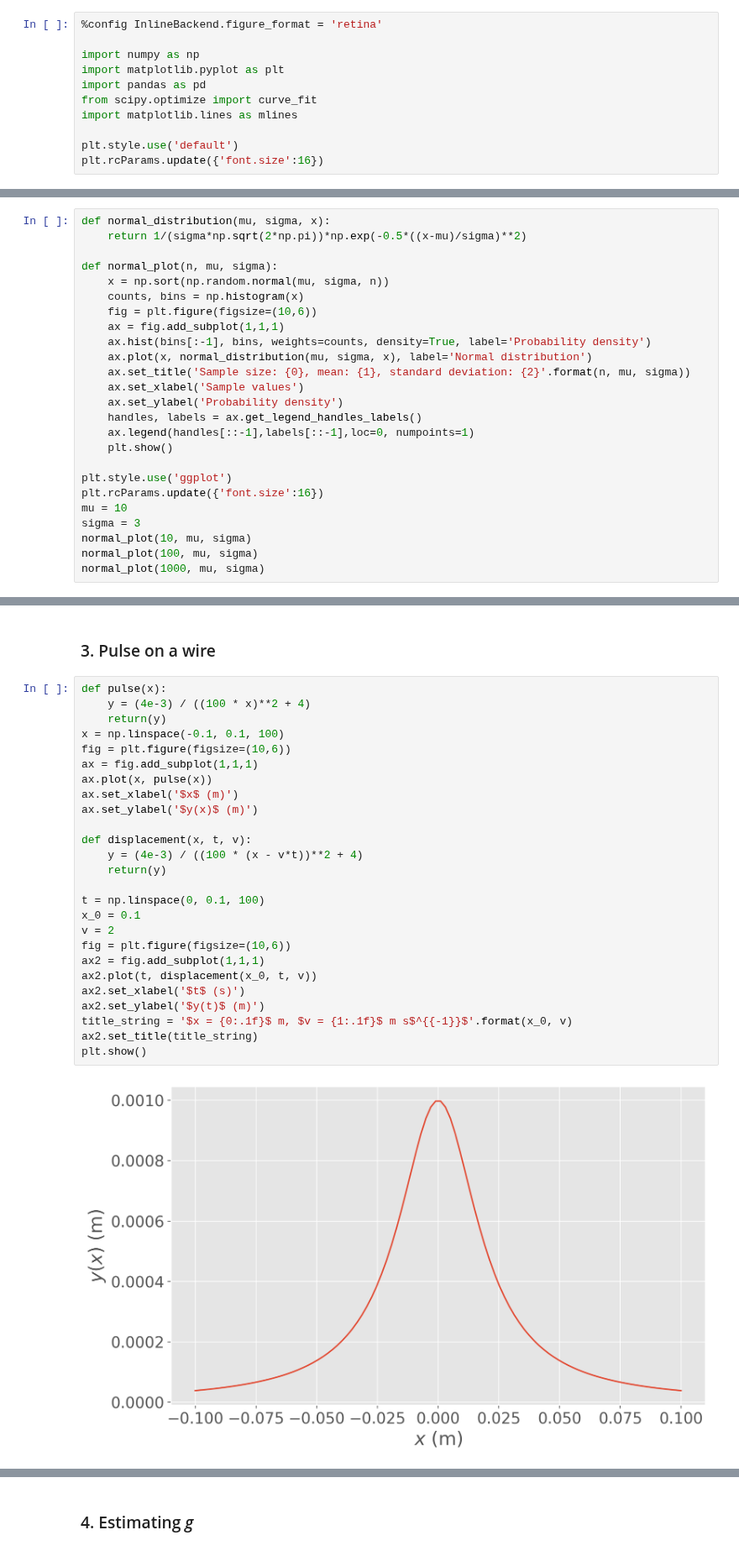
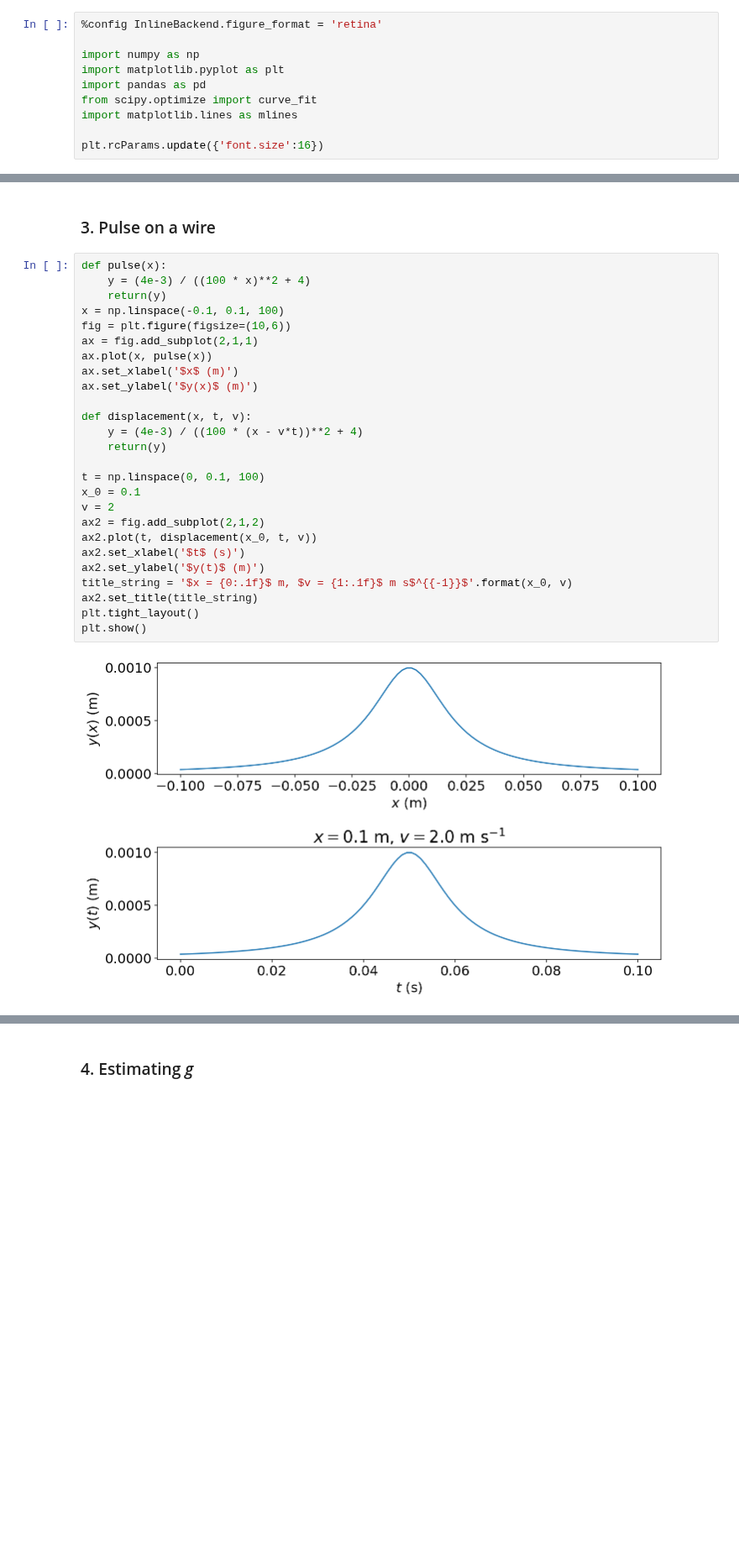
Before and after one commit to amavicpos/other-files, a Jupyter notebook: Scientific computing with Python/C4_notebook.ipynb, the cells around one changed output, grey strips where cells are left out. Shown at 84% size. Cells and saved outputs as stored; diff of their text form; blank space fills up the shorter version.

```diff
--- a/Scientific computing with Python/C4_notebook.ipynb
+++ b/Scientific computing with Python/C4_notebook.ipynb
@@ -7,7 +7,6 @@ import pandas as pd
 from scipy.optimize import curve_fit
 import matplotlib.lines as mlines
 
-plt.style.use('default')
 plt.rcParams.update({'font.size':16})
 # %% [markdown]
 Don't open csv files in excel!!! If not numbers are going to get rounded up
@@ -138,25 +151,0 @@ M = -21.05
-# %%
-def normal_distribution(mu, sigma, x):
-    return 1/(sigma*np.sqrt(2*np.pi))*np.exp(-0.5*((x-mu)/sigma)**2)
-
-def normal_plot(n, mu, sigma):
-    x = np.sort(np.random.normal(mu, sigma, n))
-    counts, bins = np.histogram(x)
-    fig = plt.figure(figsize=(10,6))
-    ax = fig.add_subplot(1,1,1)
-    ax.hist(bins[:-1], bins, weights=counts, density=True, label='Probability density')
-    ax.plot(x, normal_distribution(mu, sigma, x), label='Normal distribution')
-    ax.set_title('Sample size: {0}, mean: {1}, standard deviation: {2}'.format(n, mu, sigma))
-    ax.set_xlabel('Sample values')
-    ax.set_ylabel('Probability density')
-    handles, labels = ax.get_legend_handles_labels()
-    ax.legend(handles[::-1],labels[::-1],loc=0, numpoints=1)
-    plt.show()
-
-plt.style.use('ggplot')
-plt.rcParams.update({'font.size':16})
-mu = 10
-sigma = 3
-normal_plot(10, mu, sigma)
-normal_plot(100, mu, sigma)
-normal_plot(1000, mu, sigma)
@@ -171,28 +154,28 @@ The results make sense because as the sample size gets bigger, the histogram sho
 # %%
 def pulse(x):
     y = (4e-3) / ((100 * x)**2 + 4)
     return(y)
 x = np.linspace(-0.1, 0.1, 100)
 fig = plt.figure(figsize=(10,6))
-ax = fig.add_subplot(1,1,1)
+ax = fig.add_subplot(2,1,1)
 ax.plot(x, pulse(x))
 ax.set_xlabel('$x$ (m)')
 ax.set_ylabel('$y(x)$ (m)')
 
 def displacement(x, t, v):
     y = (4e-3) / ((100 * (x - v*t))**2 + 4)
     return(y)
 
 t = np.linspace(0, 0.1, 100)
 x_0 = 0.1
 v = 2
-fig = plt.figure(figsize=(10,6))
-ax2 = fig.add_subplot(1,1,1)
+ax2 = fig.add_subplot(2,1,2)
 ax2.plot(t, displacement(x_0, t, v))
 ax2.set_xlabel('$t$ (s)')
 ax2.set_ylabel('$y(t)$ (m)')
 title_string = '$x = {0:.1f}$ m, $v = {1:.1f}$ m s$^{{-1}}$'.format(x_0, v)
 ax2.set_title(title_string)
+plt.tight_layout()
 plt.show()
 # %% [output]
-[figure, old version]
+[figure, new version]
```
Also changed, not shown: parts of 8 cells of this notebook.
